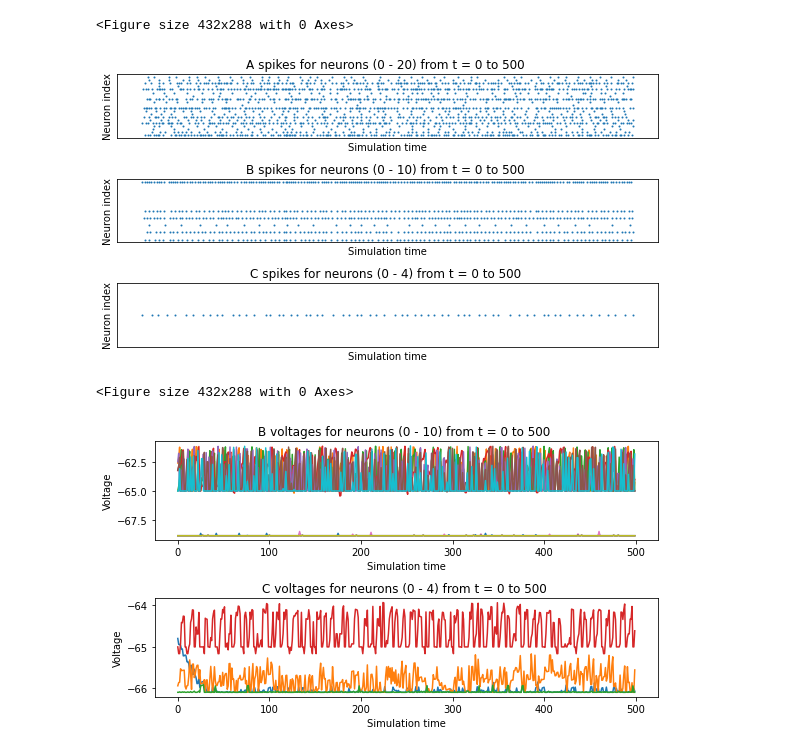
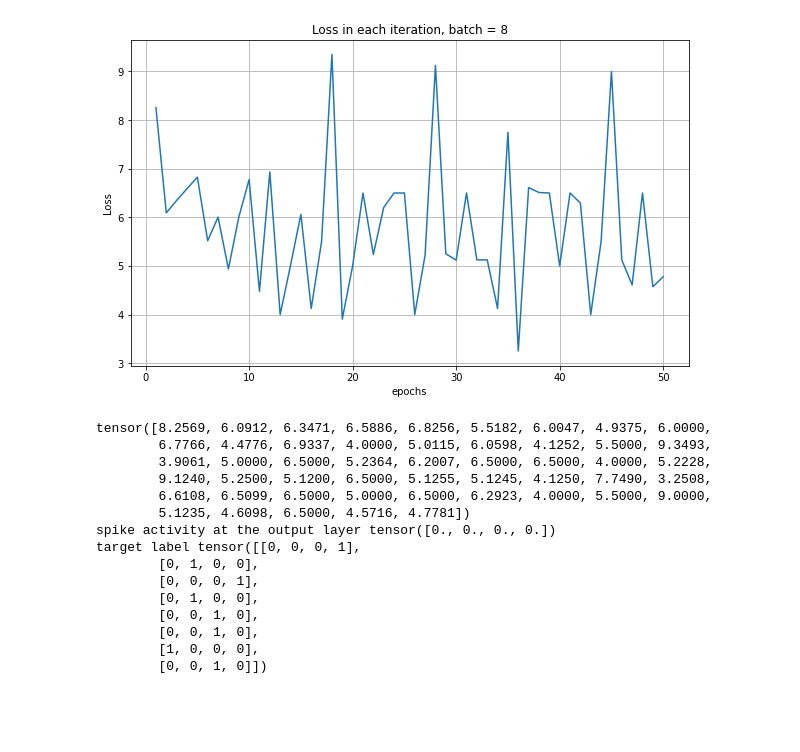
Before and after one commit to aravsi77/spiking_neural_network_thesis, a Jupyter notebook: test_bindsnet_simulation.ipynb, the cells around one changed output. Cells and saved outputs as stored; diff of their text form; code cells hidden in the pictures; blank space fills up the shorter version.

```diff
--- a/test_bindsnet_simulation.ipynb
+++ b/test_bindsnet_simulation.ipynb
@@ -314,17 +312,0 @@ tensor([[1, 0, 0, 0],
-# %%
-#retrieve and plot simulation spike voltage data from monitors
-spikes = {
-    "A" : source_monitor.get("s"),
-    "B" : hidden_monitor.get("s"),
-    "C" : target_monitor.get("s")
-}
-
-voltages = {"B": hidden_monitor.get("v"),
-            "C": target_monitor.get("v")}
-
-plt.ioff()
-plt.figure()
-plot_spikes(spikes)
-plt.figure()
-plot_voltages(voltages, plot_type="line")
-plt.show()
@@ -401,12 +411,37 @@ tensor([ 0.,  0.,  0., 66.])
-# %%
-plt.ioff()
-plt.figure()
-plot_spikes(spikes)
-plt.figure()
-plot_voltages(voltages, plot_type="line")
-plt.show()
-# %% [output]
-<Figure size 432x288 with 0 Axes>
-[figure, removed]
-<Figure size 432x288 with 0 Axes>
-[figure, removed]
+# %%
+x_ax = np.linspace(1,len(L),len(L))
+plt.figure(figsize=[10,6])
+plt.plot(x_ax,L)
+plt.title("Loss in each iteration, batch = %s"%batch)
+#plt.text(0.5,1.5,'batch size = %s'%batch)
+plt.ylabel("Loss",)
+plt.xlabel("epochs")
+plt.grid(True)
+# %% [output]
+[figure, added]
+# %%
+print(L)
+print("spike activity at the output layer",torch.sum(a_out,dim=0))
+print("target label",y)
+#print(network.layers["B"].thresh)
+#print(network.layers["C"].thresh)
+#print(delta_i_out)
+#print(delta_i_hid)
+#print(loss_output(y[6,:],a_out))
+#print(network.layers["C"].thresh)
+# %% [output]
+tensor([8.2569, 6.0912, 6.3471, 6.5886, 6.8256, 5.5182, 6.0047, 4.9375, 6.0000,
+        6.7766, 4.4776, 6.9337, 4.0000, 5.0115, 6.0598, 4.1252, 5.5000, 9.3493,
+        3.9061, 5.0000, 6.5000, 5.2364, 6.2007, 6.5000, 6.5000, 4.0000, 5.2228,
+        9.1240, 5.2500, 5.1200, 6.5000, 5.1255, 5.1245, 4.1250, 7.7490, 3.2508,
+        6.6108, 6.5099, 6.5000, 5.0000, 6.5000, 6.2923, 4.0000, 5.5000, 9.0000,
+        5.1235, 4.6098, 6.5000, 4.5716, 4.7781])
+spike activity at the output layer tensor([0., 0., 0., 0.])
+target label tensor([[0, 0, 0, 1],
+        [0, 1, 0, 0],
+        [0, 0, 0, 1],
+        [0, 1, 0, 0],
+        [0, 0, 1, 0],
+        [0, 0, 1, 0],
+        [1, 0, 0, 0],
+        [0, 0, 1, 0]])
```
Also changed, not shown: parts of 13 cells of this notebook.
